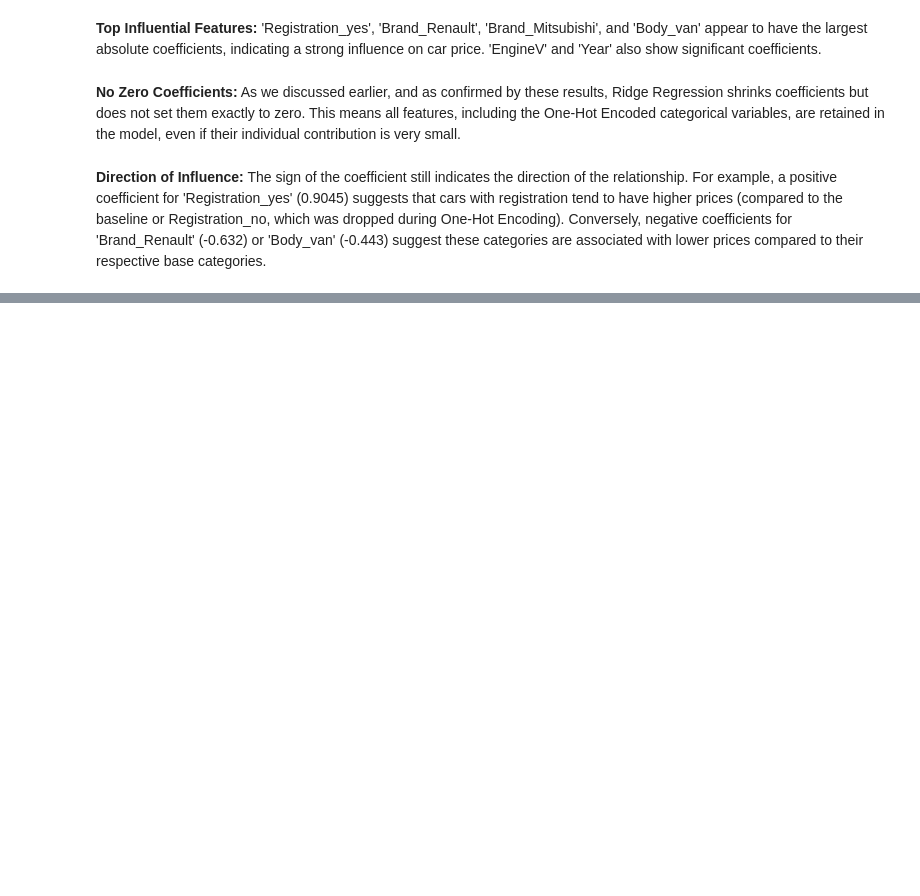
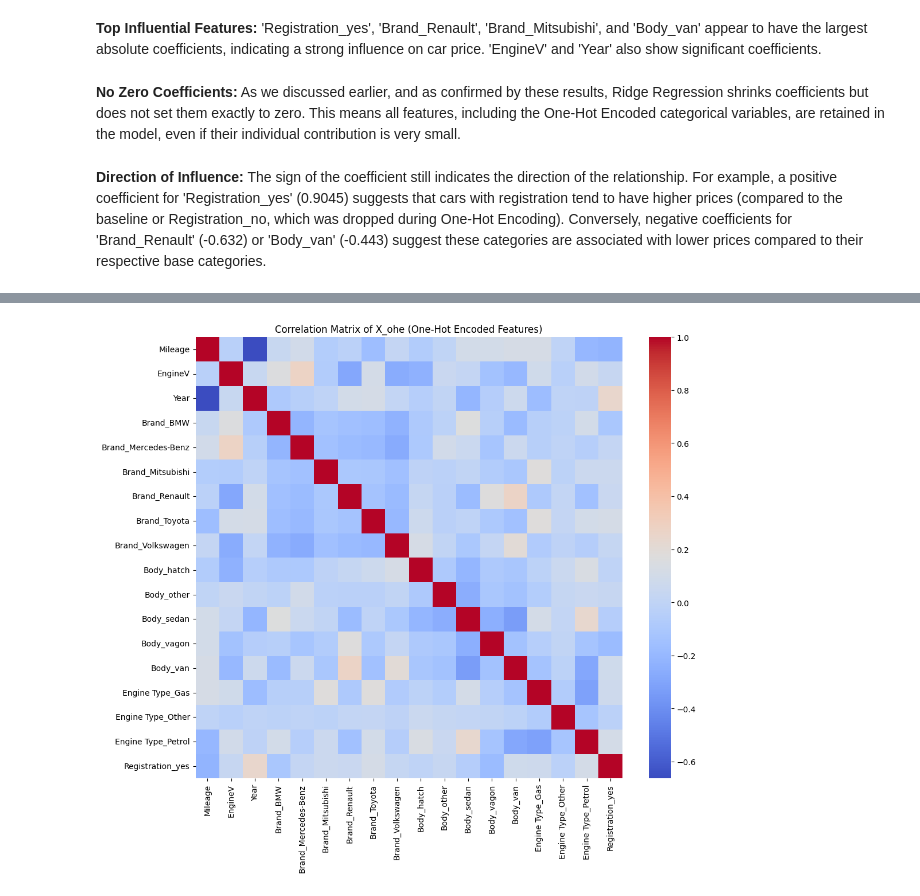
Before and after one commit to suyogy1-bot/Machine_Learning, a Jupyter notebook: Car_Price_Prediction/Linear_Ridge_&_Lasso_Regression_(1).ipynb, the cells around one changed output, grey strips where cells are left out. Saved outputs shown, nothing was run; the diff lists cells and outputs as text; code cells hidden in the pictures; blank space fills up the shorter version.

```diff
--- a/Car_Price_Prediction/Linear_Ridge_&_Lasso_Regression_(1).ipynb
+++ b/Car_Price_Prediction/Linear_Ridge_&_Lasso_Regression_(1).ipynb
@@ -1401,0 +1424,6 @@ Ridge regression is effective at handling multicollinearity (when features are h
+# %%
+# Calculate the correlation matrix for X_ohe
+correlation_matrix_ohe = X_ohe.corr()
+
+# Display the correlation matrix (first 5 rows/cols for brevity if too large)
+display(correlation_matrix_ohe.head())
@@ -1401,0 +1437,7 @@ Ridge regression is effective at handling multicollinearity (when features are h
+# %%
+plt.figure(figsize=(12, 10))
+sns.heatmap(correlation_matrix_ohe, annot=False, cmap='coolwarm', fmt=".2f")
+plt.title('Correlation Matrix of X_ohe (One-Hot Encoded Features)')
+plt.show()
+# %% [output]
+[figure, added]
```
Also changed, not shown: parts of 17 cells of this notebook.
